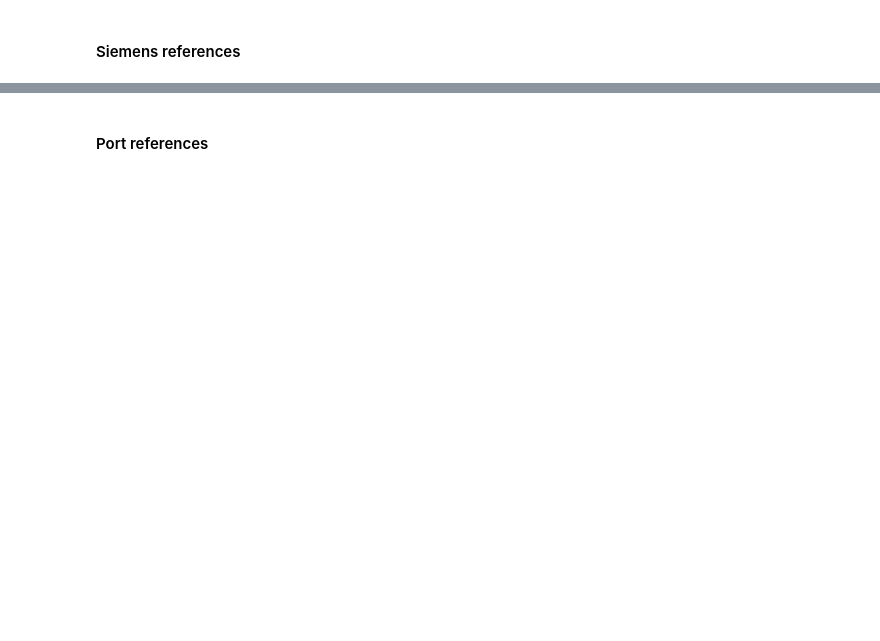
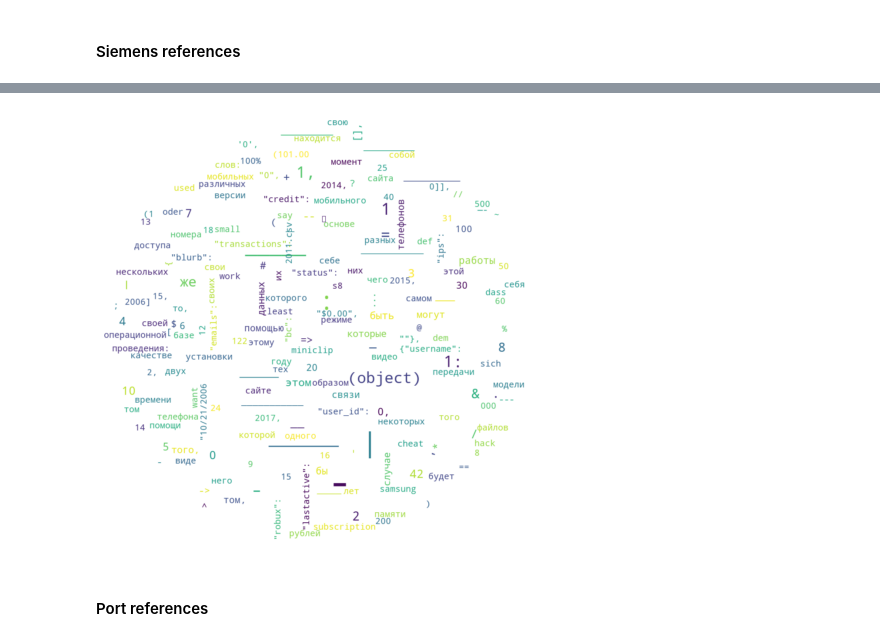
Before and after one commit to fmorenovr/crimepy, a Jupyter notebook: notebooks/5_DB_Content_Analysis.ipynb, the cells around one changed output, grey strips where cells are left out. Drawn from its saved outputs; the diff is of its cells as text; code cells hidden in the pictures; blank space fills up the shorter version.

```diff
--- a/notebooks/5_DB_Content_Analysis.ipynb
+++ b/notebooks/5_DB_Content_Analysis.ipynb
@@ -12,6 +12,8 @@ YEAR="2021"
 # %%
 DATA_PATH="../data/"
 CSV_PATH = f"{DATA_PATH}csv/{YEAR}/"
+# %%
+language_to_eval = ["russian", "english", "dutch"]
 # %% [markdown]
 ### Loading data
 # %%
@@ -96,3 +79,11 @@ siemens_df
+# %%
+siemens_content = ' '.join(siemens_df["content"])
+# %%
+siemens_dict = getFrequencyDictForText(siemens_content, language_to_eval=language_to_eval)
+# %%
+showWordCloud(siemens_dict)
+# %% [output]
+[figure, added]
 # %% [markdown]
 #### Port references
 # %%
```
Also changed, not shown: parts of 39 cells of this notebook, 2 other files.
